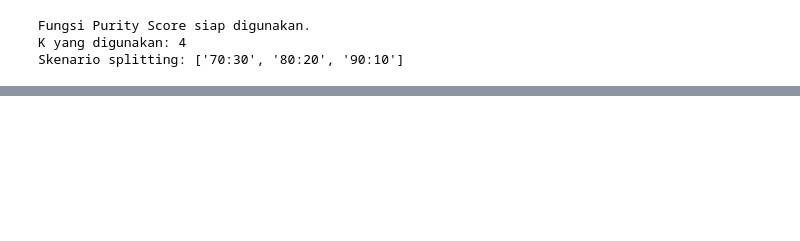
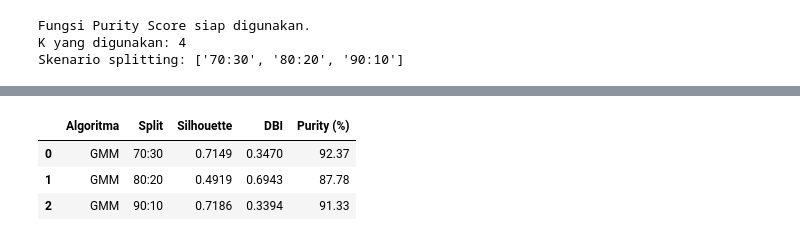
Before and after one commit to Rafliarifin/Segmentasi-Profil-Pasien-Berdasarkan-Pola-Gejala-Klinis-dan-Data-Demografis-Menggunakan-Clustering, a Jupyter notebook: uts-ml-clustering-final.ipynb, the cells around one changed output, grey strips where cells are left out. Saved outputs shown, nothing was run; the diff lists cells and outputs as text; code cells hidden in the pictures; blank space fills up the shorter version.

```diff
--- a/uts-ml-clustering-final.ipynb
+++ b/uts-ml-clustering-final.ipynb
@@ -626,0 +489,60 @@ Ringkasan Hasil Agglomerative Clustering:
+# %%
+# ============================================================
+# CELL 7: MODEL BUILDING & EVALUASI 2 - GMM
+# ============================================================
+from sklearn.model_selection import train_test_split
+from sklearn.preprocessing import StandardScaler
+from sklearn.decomposition import PCA
+from sklearn.mixture import GaussianMixture
+from sklearn.metrics import silhouette_score, davies_bouldin_score
+import pandas as pd
+
+K_OPTIMAL = 4
+splits = [(0.3, '70:30'), (0.2, '80:20'), (0.1, '90:10')]
+
+print("==========================================================")
+print("      EVALUASI MODEL 2: GAUSSIAN MIXTURE MODEL (GMM)")
+print("==========================================================\n")
+
+results_gmm = []
+fitur_filter = ['heart_rate', 'oxygen_saturation', 'systolic_blood_pressure']
+X_filtered = X_raw[fitur_filter]
+
+for test_size, label in splits:
+    print(f"► Skenario Data Split: {label} (Test Size: {test_size * 100:.0f}%)")
+    print("-" * 58)
+
+    X_train, X_test, y_train, y_test = train_test_split(X_filtered, y_true, test_size=test_size, random_state=42)
+
+    scaler = StandardScaler()
+    X_train_scaled = scaler.fit_transform(X_train)
+    X_test_scaled  = scaler.transform(X_test)
+
+    pca = PCA(n_components=2, random_state=42)
+    X_train_pca = pca.fit_transform(X_train_scaled)
+    X_test_pca  = pca.transform(X_test_scaled)
+
+    gmm = GaussianMixture(n_components=K_OPTIMAL, random_state=42)
+    gmm.fit(X_train_pca)
+    preds_test = gmm.predict(X_test_pca)
+
+    sil_test = silhouette_score(X_test_pca, preds_test)
+    dbi_test = davies_bouldin_score(X_test_pca, preds_test)
+    purity_percent = calculate_purity(y_test, preds_test) * 100
+
+    # FORMAT PRINT STANDAR (100% Sama dengan Cell 6)
+    print(f"  [+] Metrik Internal (Kualitas Bentuk Kluster):")
+    print(f"      - Silhouette Score : {sil_test:.4f}  (Target > 0.7)")
+    print(f"      - Davies-Bouldin   : {dbi_test:.4f}  (Target < 1.0)")
+    print(f"  [+] Metrik Eksternal (Kecocokan dengan Medis):")
+    print(f"      - Purity / Akurasi : {purity_percent:.2f}%\n")
+
+    results_gmm.append({
+        'Algoritma': 'GMM', 'Split': label,
+        'Silhouette': round(sil_test, 4), 'DBI': round(dbi_test, 4), 'Purity (%)': round(purity_percent, 2)
+    })
+
+print("=== RINGKASAN EVALUASI GMM ===")
+df_gmm = pd.DataFrame(results_gmm) # Mencegah Error df_gmm is not defined
+display(df_gmm)
+# %% [output]
@@ -626,0 +566,4 @@ Ringkasan Hasil Agglomerative Clustering:
+|  | Algoritma | Split | Silhouette | DBI | Purity (%) |
+| 0 | GMM | 70:30 | 0.7149 | 0.3470 | 92.37 |
+| 1 | GMM | 80:20 | 0.4919 | 0.6943 | 87.78 |
+| 2 | GMM | 90:10 | 0.7186 | 0.3394 | 91.33 |
```
Also changed, not shown: parts of 15 cells of this notebook.
